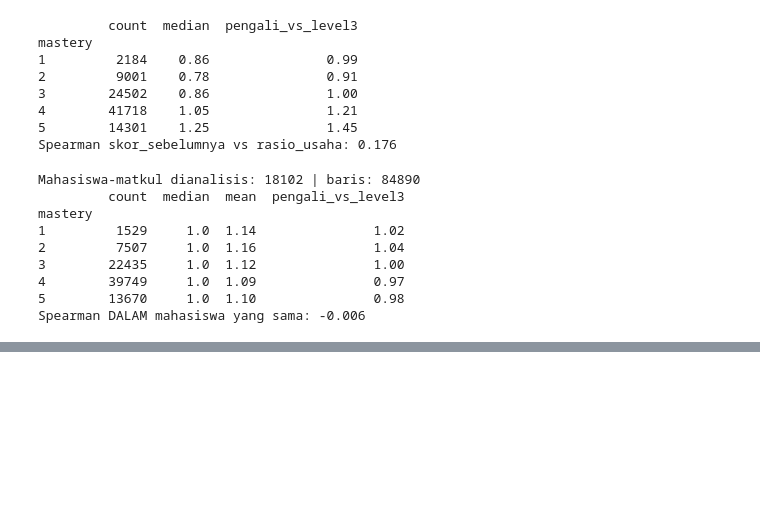
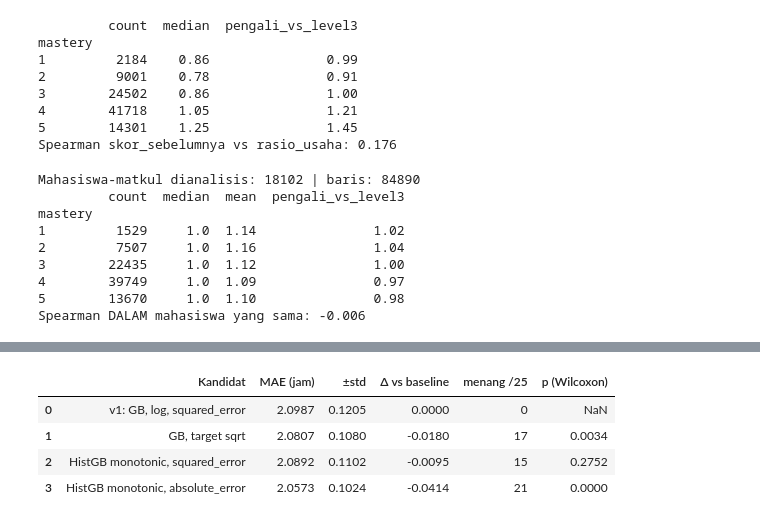
Before and after one commit to diptaz/PandAI, a Jupyter notebook: machine-learning/ml.ipynb, the cells around one changed output, grey strips where cells are left out. Cells and saved outputs as stored; diff of their text form; code cells hidden in the pictures; blank space fills up the shorter version.

```diff
--- a/machine-learning/ml.ipynb
+++ b/machine-learning/ml.ipynb
@@ -744,0 +729,20 @@ for contoh in [("laporan", 10, 3), ("laporan", 10, 1), ("laporan", 25, 5),
+# %%
+# D4 · Perbandingan kandidat model (di data TRAIN, test tetap disimpan untuk akhir)
+hasil_kandidat = uji_berpasangan({
+    "v1: GB, log, squared_error": lambda: buat(GradientBoostingRegressor(**GB_V1)),
+    "GB, target sqrt": lambda: TransformedTargetRegressor(
+        Pipeline([("pra", pra_type()), ("model", GradientBoostingRegressor(**GB_V1))]),
+        func=np.sqrt, inverse_func=np.square),
+    "HistGB monotonic, squared_error": lambda: buat(HistGradientBoostingRegressor(
+        monotonic_cst=MONO, max_iter=200, learning_rate=0.05, min_samples_leaf=30, random_state=42)),
+    "HistGB monotonic, absolute_error": lambda: buat(HistGradientBoostingRegressor(
+        loss="absolute_error", monotonic_cst=MONO, max_iter=200, learning_rate=0.05,
+        min_samples_leaf=30, random_state=42)),
+}, Xtr_s, ytr_s)
+hasil_kandidat
+# %% [output]
+|  | Kandidat | MAE (jam) | ±std | Δ vs baseline | menang /25 | p (Wilcoxon) |
+| 0 | v1: GB, log, squared_error | 2.0987 | 0.1205 | 0.0000 | 0 | NaN |
+| 1 | GB, target sqrt | 2.0807 | 0.1080 | -0.0180 | 17 | 0.0034 |
+| 2 | HistGB monotonic, squared_error | 2.0892 | 0.1102 | -0.0095 | 15 | 0.2752 |
+| 3 | HistGB monotonic, absolute_error | 2.0573 | 0.1024 | -0.0414 | 21 | 0.0000 |
```
Also changed, not shown: parts of 22 cells of this notebook, 4 other files.
